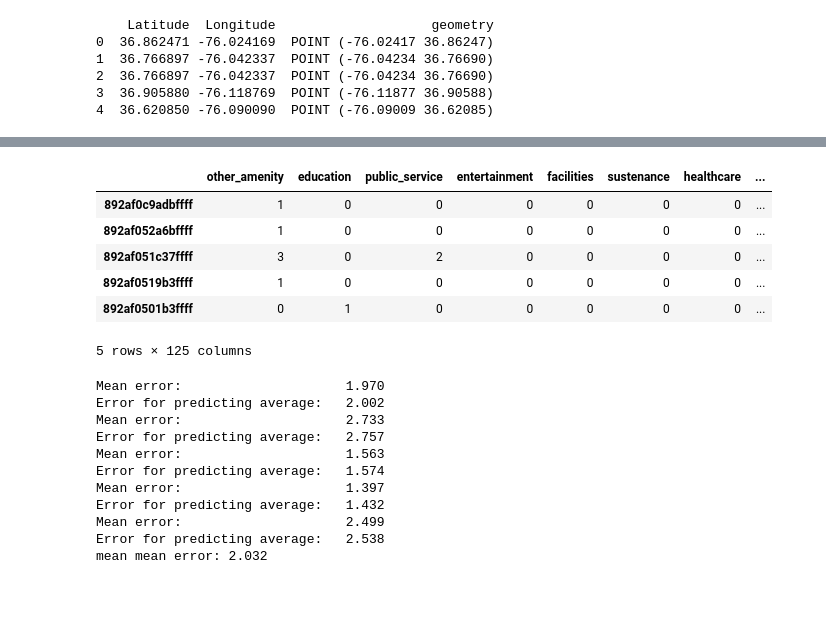
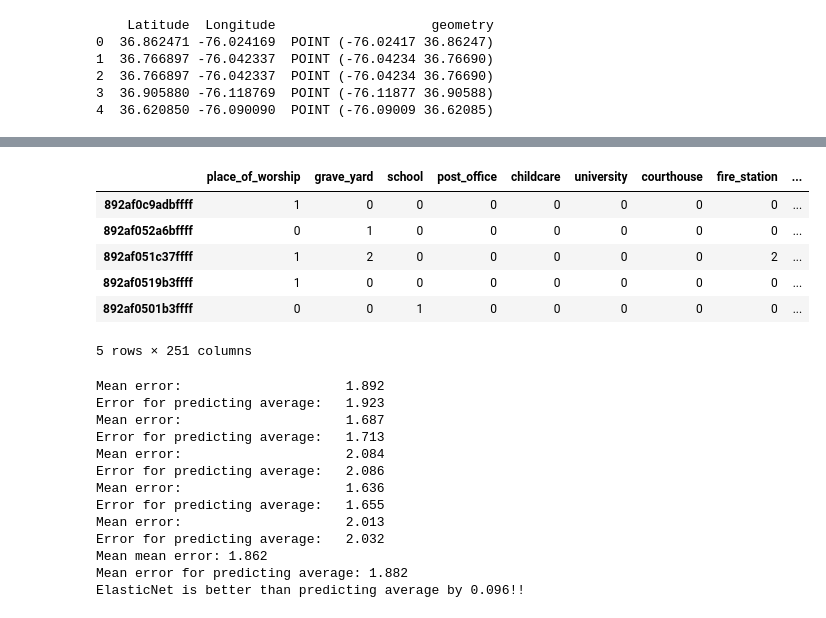
Before and after one commit to radekaadek/my_aed, a Jupyter notebook: ammenities.ipynb, the cells around one changed output, grey strips where cells are left out. Saved outputs shown, nothing was run; the diff lists cells and outputs as text; code cells hidden in the pictures.

```diff
--- a/ammenities.ipynb
+++ b/ammenities.ipynb
@@ -202,38 +202,49 @@ m
 # %% [output]
 [interactive output not drawn]
 # %%
-# # add neighbour hexagon counts to the hexagon_amenities_df
+import numpy as np
+
 unique_features = features_gdf['name'].unique()
+
+# Create new columns for each unique feature
+for amenity in unique_features:
+    hexagon_amenities_df[f"{amenity}_neighbour_count"] = 0
+
+# Iterate through hexagon_amenities_df index
 for h in hexagon_amenities_df.index:
-    neighbours = h3.k_ring(h, 1)
-    for n in neighbours:
-        if n in hexagon_amenities_df.index:
-            for amenity in unique_features:
-                if f"{amenity}_neighbour_count" not in hexagon_amenities_df.columns:
-                    hexagon_amenities_df[f"{amenity}_neighbour_count"] = 0
-                hexagon_amenities_df.loc[h, f"{amenity}_neighbour_count"] += hexagon_amenities_df.loc[n, amenity]
+    neighbours = np.array(list(h3.k_ring(h, 1)))  # Convert set to array
+    common_indices = np.intersect1d(neighbours, hexagon_amenities_df.index)
+
+    # Increment the counts using vectorized operations
+    hexagon_amenities_df.loc[h, unique_features + '_neighbour_count'] += hexagon_amenities_df.loc[common_indices, unique_features].values.sum(axis=0)
+
+# Ensure integer type for the new columns
+hexagon_amenities_df[unique_features + '_neighbour_count'] = hexagon_amenities_df[unique_features + '_neighbour_count'].astype(int)
+
 
 # delete rows with 0s in all columns
 # print how many rows were deleted
 hexagon_amenities_df = hexagon_amenities_df[(hexagon_amenities_df.T != 0).any()]
 display(hexagon_amenities_df.head())
 # %% [output]
-|  | other_amenity | education | public_service | entertainment | facilities | sustenance | healthcare | ... |
-| 892af0c9adbffff | 1 | 0 | 0 | 0 | 0 | 0 | 0 | ... |
-| 892af052a6bffff | 1 | 0 | 0 | 0 | 0 | 0 | 0 | ... |
-| 892af051c37ffff | 3 | 0 | 2 | 0 | 0 | 0 | 0 | ... |
-| 892af0519b3ffff | 1 | 0 | 0 | 0 | 0 | 0 | 0 | ... |
-| 892af0501b3ffff | 0 | 1 | 0 | 0 | 0 | 0 | 0 | ... |
+|  | place_of_worship | grave_yard | school | post_office | childcare | university | courthouse | fire_station | ... |
+| 892af0c9adbffff | 1 | 0 | 0 | 0 | 0 | 0 | 0 | 0 | ... |
+| 892af052a6bffff | 0 | 1 | 0 | 0 | 0 | 0 | 0 | 0 | ... |
+| 892af051c37ffff | 1 | 2 | 0 | 0 | 0 | 0 | 0 | 2 | ... |
+| 892af0519b3ffff | 1 | 0 | 0 | 0 | 0 | 0 | 0 | 0 | ... |
+| 892af0501b3ffff | 0 | 0 | 1 | 0 | 0 | 0 | 0 | 0 | ... |
-5 rows × 125 columns
+5 rows × 251 columns
 # %%
 # use elastic net to predict ohca count
 from sklearn.linear_model import ElasticNet
 import numpy as np
 from sklearn.metrics import mean_squared_error
 
+
 data_len = len(hexagon_amenities_df)
 n = 5
 mean_rme = 0
+mean_avg_err = 0
 for i in range(n):
     # shuffle data
     hexagon_amenities_df = hexagon_amenities_df.sample(frac=1).reset_index(drop=True)
@@ -260,23 +271,32 @@ for i in range(n):
     avg_pred = np.full(len(y_pred), avg_ohca)
     mean_error = mean_squared_error(y_test, y_pred, squared=False)
     mean_rme += mean_error
+    avg_err = mean_squared_error(y_test, avg_pred, squared=False)
+    mean_avg_err += avg_err
     print(f"Mean error: \t\t\t{mean_error:.3f}")
     avg_pred_err = mean_squared_error(y_test, avg_pred, squared=False)
     print(f"Error for predicting average: \t{avg_pred_err:.3f}")
 
-print(f"mean mean error: {(mean_rme / n):.3f}")
+print(f"Mean mean error: {(mean_rme / n):.3f}")
+print(f"Mean error for predicting average: {(mean_avg_err / n):.3f}")
+if mean_rme < mean_avg_err :
+    print(f"ElasticNet is better than predicting average by {(mean_avg_err - mean_rme):.3f}!!")
+else:
+    print(f"ElasticNet is worse than predicting average by {(mean_rme - mean_avg_err):.3f} :(")
 # %% [output]
-Mean error:                     1.970
-Error for predicting average:   2.002
-Mean error:                     2.733
-Error for predicting average:   2.757
-Mean error:                     1.563
-Error for predicting average:   1.574
-Mean error:                     1.397
-Error for predicting average:   1.432
-Mean error:                     2.499
-Error for predicting average:   2.538
-mean mean error: 2.032
+Mean error:                     1.892
+Error for predicting average:   1.923
+Mean error:                     1.687
+Error for predicting average:   1.713
+Mean error:                     2.084
+Error for predicting average:   2.086
+Mean error:                     1.636
+Error for predicting average:   1.655
+Mean error:                     2.013
+Error for predicting average:   2.032
+Mean mean error: 1.862
+Mean error for predicting average: 1.882
+ElasticNet is better than predicting average by 0.096!!
 # %%
 # learning progress
 errs = []
```
Also changed, not shown: parts of 5 cells of this notebook.
